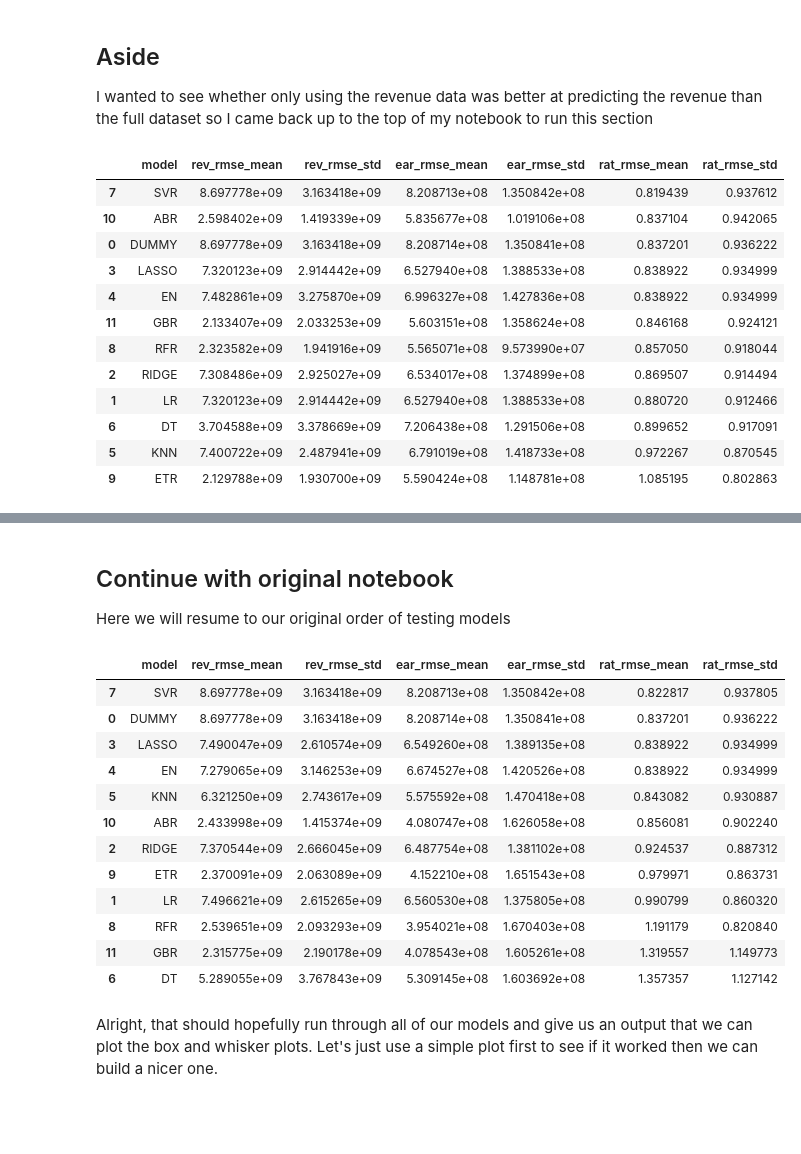
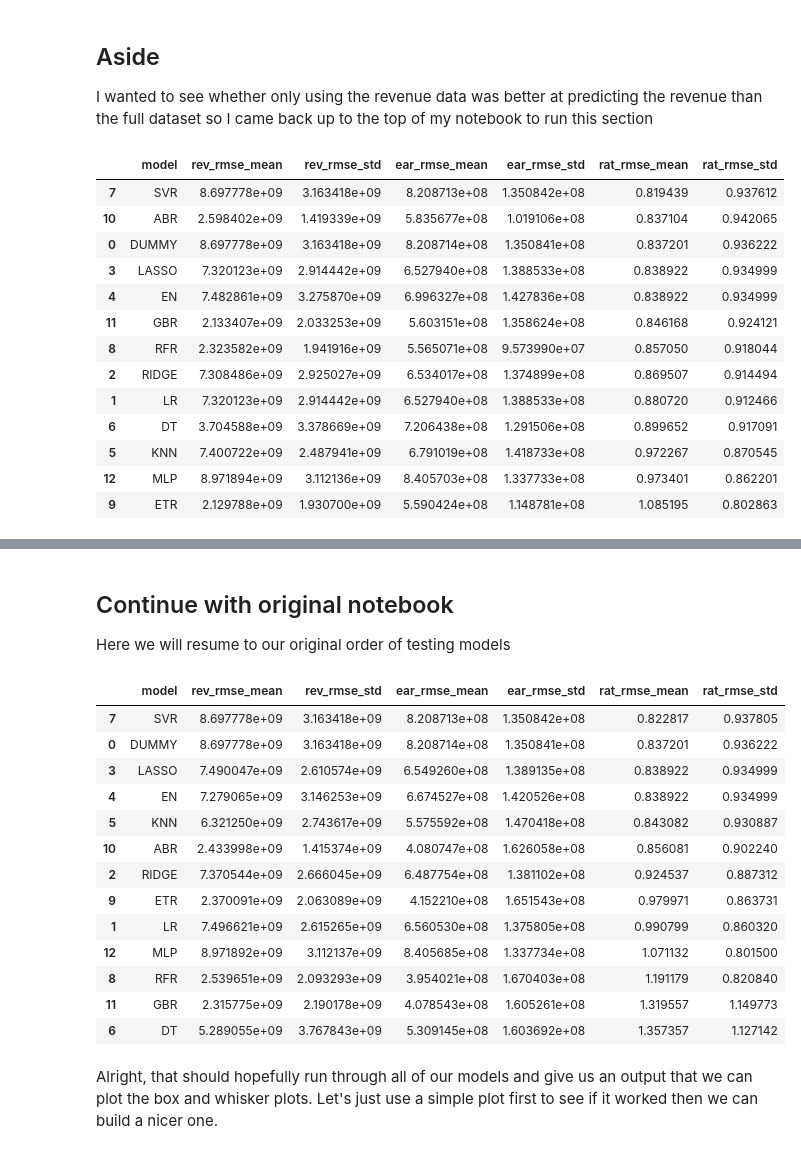
Before and after one commit to tmacpherson6/machine_learning_in_fundamental_valuations, a Jupyter notebook: Notebooks/Thomas/9 - Baseline Supervised Learning Models.ipynb, the cells around one changed output, grey strips where cells are left out. Drawn from its saved outputs; the diff is of its cells as text; code cells hidden in the pictures; blank space fills up the shorter version.

```diff
--- a/Notebooks/Thomas/9 - Baseline Supervised Learning Models.ipynb
+++ b/Notebooks/Thomas/9 - Baseline Supervised Learning Models.ipynb
@@ -324,6 +324,7 @@ models = [
     ('ETR', ExtraTreesRegressor(random_state=random_state)),
     ('ABR', AdaBoostRegressor(random_state=random_state)),
     ('GBR', GradientBoostingRegressor(random_state=random_state)),
+    ('MLP', MLPRegressor(random_state=random_state))
 ]
 
 # preprocessing
@@ -348,33 +349,34 @@ for name, model in models:
     rmse_rat = -cross_val_score(pipe, X_rev, y3_rev_rat, cv=cv, scoring=scorer, n_jobs=-1)
     names.append(name)
     kfold_results_rev.append(rmse_rev)
     kfold_results_ear.append(rmse_ear)
     kfold_results_rat.append(rmse_rat)
 
 # optional: summary
 summary = pd.DataFrame({
     'model': names,
     'rev_rmse_mean': [r.mean() for r in kfold_results_rev],
     'rev_rmse_std':  [r.std()  for r in kfold_results_rev],
     'ear_rmse_mean': [r.mean() for r in kfold_results_ear],
     'ear_rmse_std':  [r.std()  for r in kfold_results_ear],
     'rat_rmse_mean': [r.mean() for r in kfold_results_rat],
     'rat_rmse_std': [r.std() for r in kfold_results_rat],
 }).sort_values('rat_rmse_mean')
 summary
 # %% [output]
 |  | model | rev_rmse_mean | rev_rmse_std | ear_rmse_mean | ear_rmse_std | rat_rmse_mean | rat_rmse_std |
 | 7 | SVR | 8.697778e+09 | 3.163418e+09 | 8.208713e+08 | 1.350842e+08 | 0.819439 | 0.937612 |
 | 10 | ABR | 2.598402e+09 | 1.419339e+09 | 5.835677e+08 | 1.019106e+08 | 0.837104 | 0.942065 |
 | 0 | DUMMY | 8.697778e+09 | 3.163418e+09 | 8.208714e+08 | 1.350841e+08 | 0.837201 | 0.936222 |
 | 3 | LASSO | 7.320123e+09 | 2.914442e+09 | 6.527940e+08 | 1.388533e+08 | 0.838922 | 0.934999 |
 | 4 | EN | 7.482861e+09 | 3.275870e+09 | 6.996327e+08 | 1.427836e+08 | 0.838922 | 0.934999 |
 | 11 | GBR | 2.133407e+09 | 2.033253e+09 | 5.603151e+08 | 1.358624e+08 | 0.846168 | 0.924121 |
 | 8 | RFR | 2.323582e+09 | 1.941916e+09 | 5.565071e+08 | 9.573990e+07 | 0.857050 | 0.918044 |
 | 2 | RIDGE | 7.308486e+09 | 2.925027e+09 | 6.534017e+08 | 1.374899e+08 | 0.869507 | 0.914494 |
 | 1 | LR | 7.320123e+09 | 2.914442e+09 | 6.527940e+08 | 1.388533e+08 | 0.880720 | 0.912466 |
 | 6 | DT | 3.704588e+09 | 3.378669e+09 | 7.206438e+08 | 1.291506e+08 | 0.899652 | 0.917091 |
 | 5 | KNN | 7.400722e+09 | 2.487941e+09 | 6.791019e+08 | 1.418733e+08 | 0.972267 | 0.870545 |
+| 12 | MLP | 8.971894e+09 | 3.112136e+09 | 8.405703e+08 | 1.337733e+08 | 0.973401 | 0.862201 |
 | 9 | ETR | 2.129788e+09 | 1.930700e+09 | 5.590424e+08 | 1.148781e+08 | 1.085195 | 0.802863 |
 # %%
 # Let's try a better looking chart in altair
@@ -421,6 +423,7 @@ models = [
     ('ETR', ExtraTreesRegressor(random_state=random_state)),
     ('ABR', AdaBoostRegressor(random_state=random_state)),
     ('GBR', GradientBoostingRegressor(random_state=random_state)),
+    ('MLP', MLPRegressor(random_state=random_state))
 ]
 
 # preprocessing
@@ -472,6 +475,7 @@ summary
 | 2 | RIDGE | 7.370544e+09 | 2.666045e+09 | 6.487754e+08 | 1.381102e+08 | 0.924537 | 0.887312 |
 | 9 | ETR | 2.370091e+09 | 2.063089e+09 | 4.152210e+08 | 1.651543e+08 | 0.979971 | 0.863731 |
 | 1 | LR | 7.496621e+09 | 2.615265e+09 | 6.560530e+08 | 1.375805e+08 | 0.990799 | 0.860320 |
+| 12 | MLP | 8.971892e+09 | 3.112137e+09 | 8.405685e+08 | 1.337734e+08 | 1.071132 | 0.801500 |
 | 8 | RFR | 2.539651e+09 | 2.093293e+09 | 3.954021e+08 | 1.670403e+08 | 1.191179 | 0.820840 |
 | 11 | GBR | 2.315775e+09 | 2.190178e+09 | 4.078543e+08 | 1.605261e+08 | 1.319557 | 1.149773 |
 | 6 | DT | 5.289055e+09 | 3.767843e+09 | 5.309145e+08 | 1.603692e+08 | 1.357357 | 1.127142 |
```
Also changed, not shown: parts of 8 cells of this notebook.
